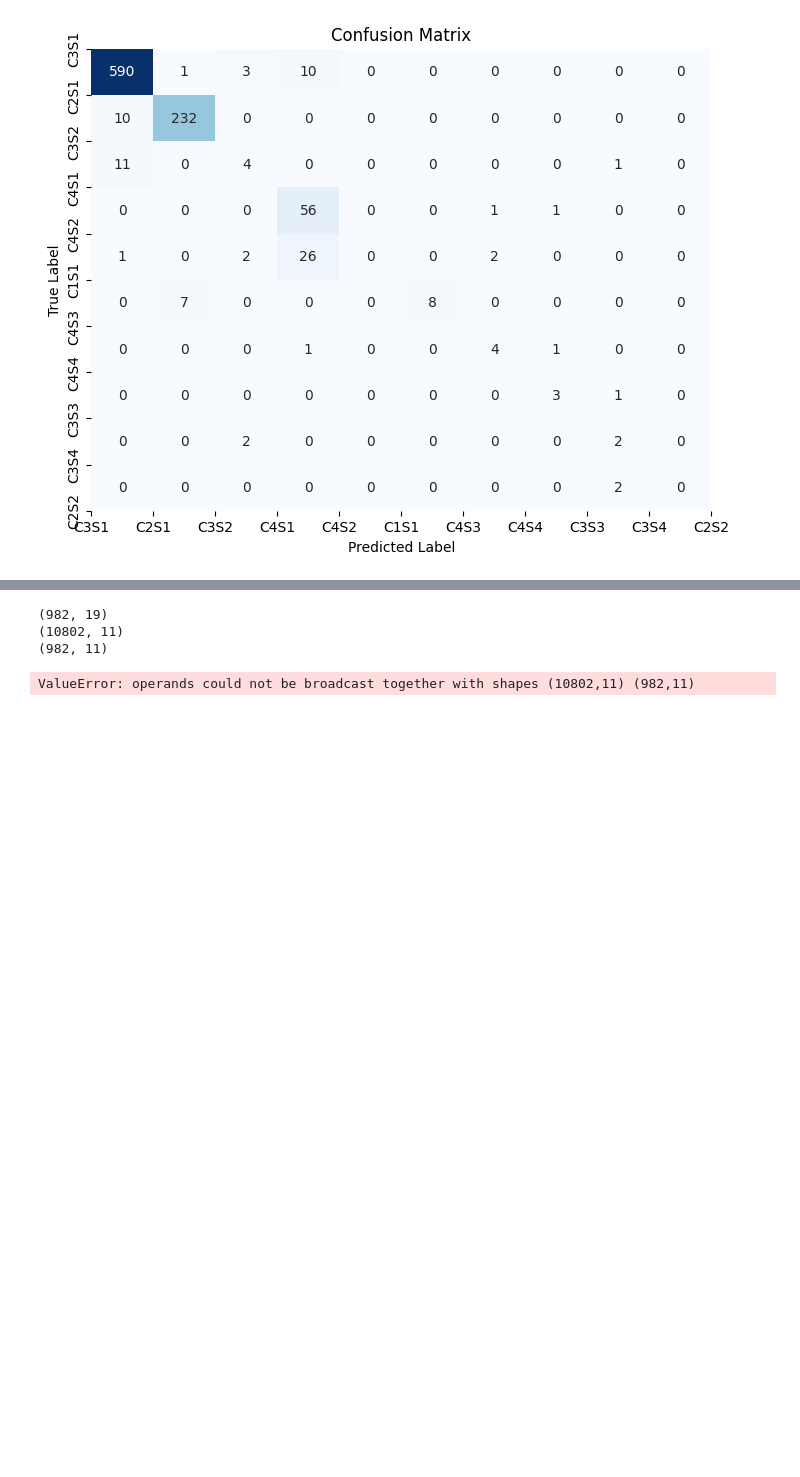
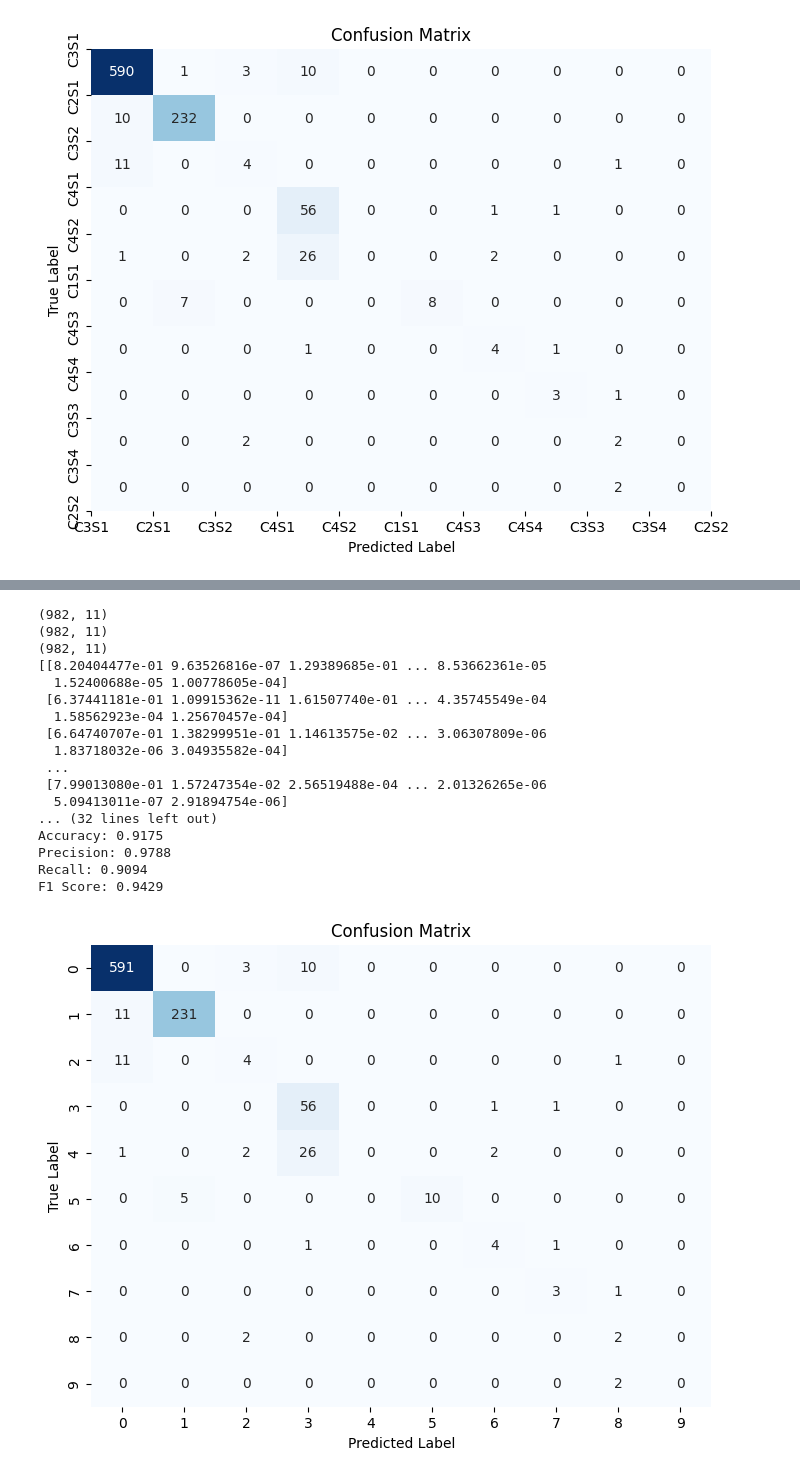
Before and after one commit to heckop/GroundWater_analyzer, a Jupyter notebook: Softmax_Implementation_And_Data_Preprocessing/SoftmaxRegression.ipynb, the cells around one changed output, grey strips where cells are left out. Cells and saved outputs as stored; diff of their text form; code cells hidden in the pictures; blank space fills up the shorter version.

```diff
--- a/Softmax_Implementation_And_Data_Preprocessing/SoftmaxRegression.ipynb
+++ b/Softmax_Implementation_And_Data_Preprocessing/SoftmaxRegression.ipynb
@@ -909,7 +920,7 @@ class GaussianNaiveBayes:
     def _pdf(self, class_idx, x):
         mean = self.class_mean[class_idx]
         variance = self.class_variance[class_idx]
-        numerator = np.exp(-(x - mean) ** 2 / (2 * variance))
+        numerator = np.exp(-(x - mean) ** 2 / ((2 * variance)+1e-10))
         denominator = np.sqrt(2 * np.pi * variance)
 
         # Handle potential division by zero errors
@@ -956,24 +1184,23 @@ class GaussianNaiveBayes:
 class SoftVotingClassifier:
     def __init__(self, models):
         self.models = models
-
     def fit(self, X, y):
         for model in self.models:
             model.fit(X, y)
-
     def predict(self, X):
         predictions = [model.predict_probabilities(X) for model in self.models]
         ensemble_predictions = np.mean(predictions, axis=0)  # Soft voting by averaging probabilities
         return np.argmax(ensemble_predictions, axis=1)
-
     def evaluate(self, X, y, print_confusion_matrix=False):
         # Calculate predictions separately for each model
-        predictions_1 = np.array(self.models[0].predict_probabilities(X))
-        predictions_2 = np.array(self.models[1].predict_probabilities(X))
+        predictions_1 = np.array(self.models[0].predict_probabilities(X))#predictions from gaussian naive bayes
+        predictions_2 = np.array(self.models[1].predict_probabilities(X))#predictions from softmax regression
+        predictions_3 = np.array(random_forest_probs)#already present probabilities for 10 trees for same test data
         print(predictions_1.shape)
         print(predictions_2.shape)
+        print(predictions_3.shape)
         # Take the mean of the predictions
-        ensemble_predictions = (predictions_1+predictions_2)/2
+        ensemble_predictions = 0.05*(predictions_1)+ 0.8*(predictions_2) + 0.15*(predictions_3)
         ensemble_predictions_class = np.argmax(ensemble_predictions,axis=1)
         print(ensemble_predictions)
         print("------------------------------------------------------/////////-----------------")
@@ -987,37 +1214,47 @@ class SoftVotingClassifier:
         precision = tp / (tp + fp) if (tp + fp != 0) else 0
         recall = tp / (tp + fn) if (tp + fn != 0) else 0
         f1_score = 2 * precision * recall / (precision + recall) if (precision + recall != 0) else 0
 
         print(f"Accuracy: {accuracy:.4f}")
         print(f"Precision: {precision:.4f}")
         print(f"Recall: {recall:.4f}")
         print(f"F1 Score: {f1_score:.4f}")
 
         if print_confusion_matrix:
             confusion = confusion_matrix(y, ensemble_predictions_class)
             self.plot_confusion_matrix(confusion)
-
-
-
     @staticmethod
     def plot_confusion_matrix(confusion_matrix):
         plt.figure(figsize=(8, 6))
         sns.heatmap(confusion_matrix, annot=True, fmt='d', cmap='Blues', cbar=False)
         plt.title("Confusion Matrix")
         plt.xlabel('Predicted Label')
         plt.ylabel('True Label')
         plt.show()
 
 # Assuming you have instantiated and fitted GaussianNaiveBayes and SoftmaxRegression_another models
 gnb_model = GaussianNaiveBayes()
 softmax_model = SoftmaxRegression_another(num_of_features, num_of_classes,best_lr,1000,best_reg_strength)  # You need to provide num_of_features and num_of_classes
 models = [gnb_model, softmax_model]
-
 soft_voting_classifier = SoftVotingClassifier(models)
 soft_voting_classifier.fit(X_train, y_train)
 soft_voting_classifier.evaluate(X_test, y_test, print_confusion_matrix=True)
 # %% [output]
-(982, 19)
-(10802, 11)
 (982, 11)
+(982, 11)
+(982, 11)
+[[8.20404477e-01 9.63526816e-07 1.29389685e-01 ... 8.53662361e-05
+  1.52400688e-05 1.00778605e-04]
+ [6.37441181e-01 1.09915362e-11 1.61507740e-01 ... 4.35745549e-04
+  1.58562923e-04 1.25670457e-04]
+ [6.64740707e-01 1.38299951e-01 1.14613575e-02 ... 3.06307809e-06
+  1.83718032e-06 3.04935582e-04]
+ ...
+ [7.99013080e-01 1.57247354e-02 2.56519488e-04 ... 2.01326265e-06
+  5.09413011e-07 2.91894754e-06]
+... (32 lines left out)
+Accuracy: 0.9175
+Precision: 0.9788
+Recall: 0.9094
+F1 Score: 0.9429
-ValueError: operands could not be broadcast together with shapes (10802,11) (982,11)
+[figure, added]
```
Also changed, not shown: parts of 14 cells of this notebook, 1 other file.
